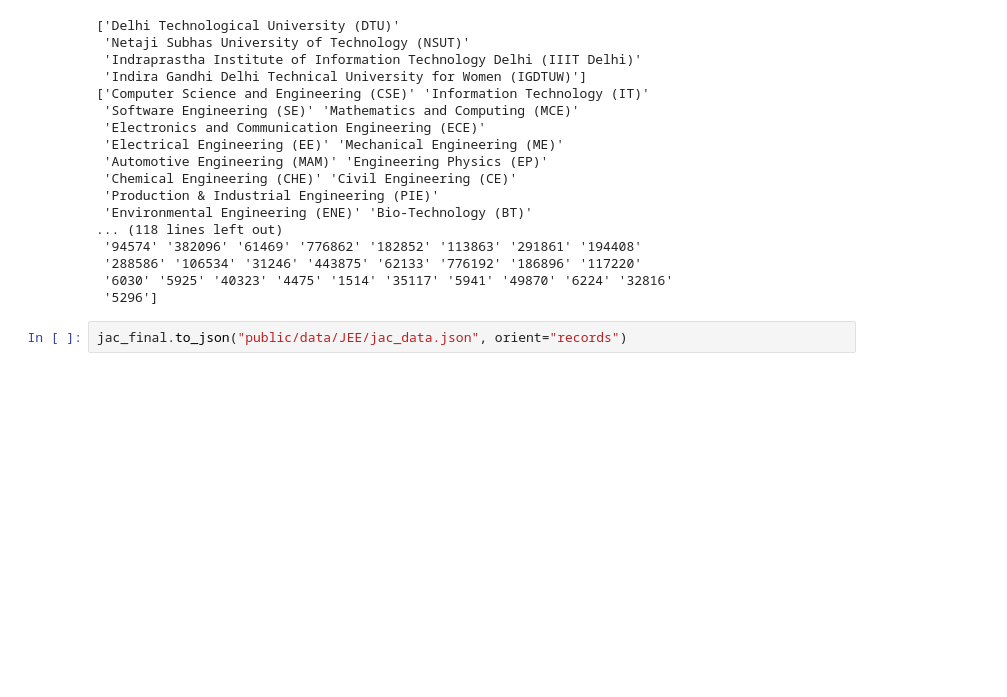
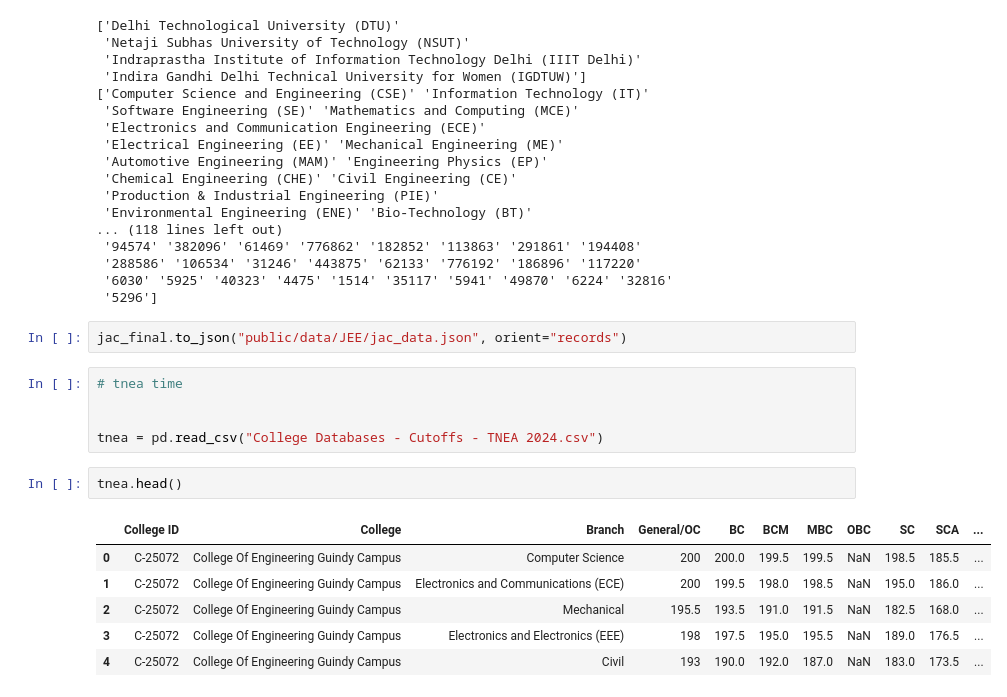
Before and after one commit to avantifellows/college-predictor, a Jupyter notebook: college_split.ipynb, the cells around one changed output. Saved outputs shown, nothing was run; the diff lists cells and outputs as text; blank space fills up the shorter version.

Commit message:
changes for tnea

```diff
--- a/college_split.ipynb
+++ b/college_split.ipynb
@@ -696,3 +696,17 @@ for col in jac_final.columns:
  '5296']
 # %%
 jac_final.to_json("public/data/JEE/jac_data.json", orient="records")
+# %%
+# tnea time
+
+
+tnea = pd.read_csv("College Databases - Cutoffs - TNEA 2024.csv")
+# %%
+tnea.head()
+# %% [output]
+|  | College ID | College | Branch | General/OC | BC | BCM | MBC | OBC | SC | SCA | ... |
+| 0 | C-25072 | College Of Engineering Guindy Campus | Computer Science | 200 | 200.0 | 199.5 | 199.5 | NaN | 198.5 | 185.5 | ... |
+| 1 | C-25072 | College Of Engineering Guindy Campus | Electronics and Communications (ECE) | 200 | 199.5 | 198.0 | 198.5 | NaN | 195.0 | 186.0 | ... |
+| 2 | C-25072 | College Of Engineering Guindy Campus | Mechanical | 195.5 | 193.5 | 191.0 | 191.5 | NaN | 182.5 | 168.0 | ... |
+| 3 | C-25072 | College Of Engineering Guindy Campus | Electronics and Electronics (EEE) | 198 | 197.5 | 195.0 | 195.5 | NaN | 189.0 | 176.5 | ... |
+| 4 | C-25072 | College Of Engineering Guindy Campus | Civil | 193 | 190.0 | 192.0 | 187.0 | NaN | 183.0 | 173.5 | ... |
```
Also changed, not shown: parts of 5 cells of this notebook, 6 other files.
